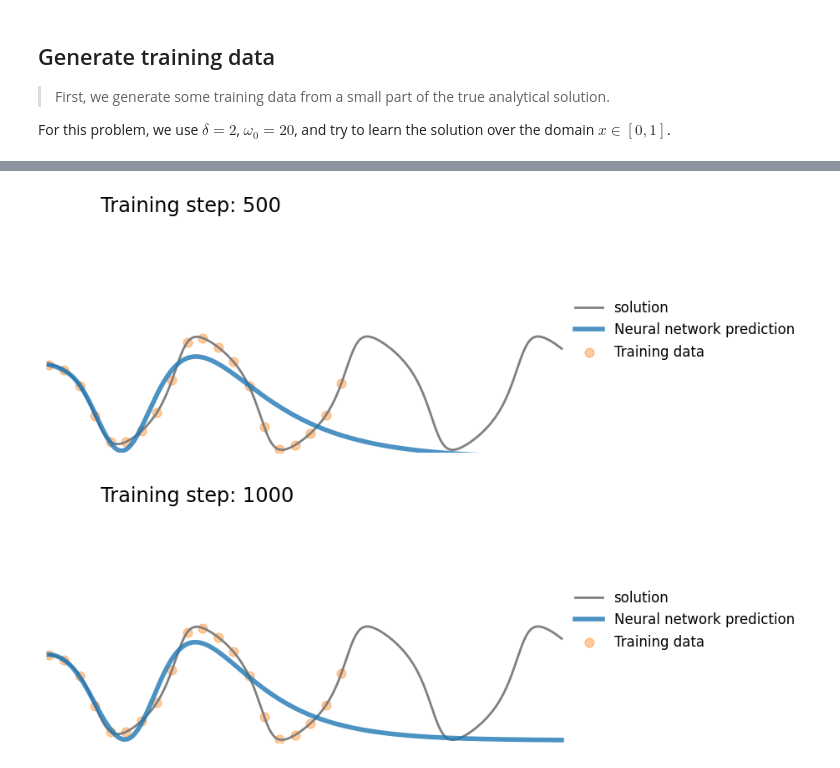
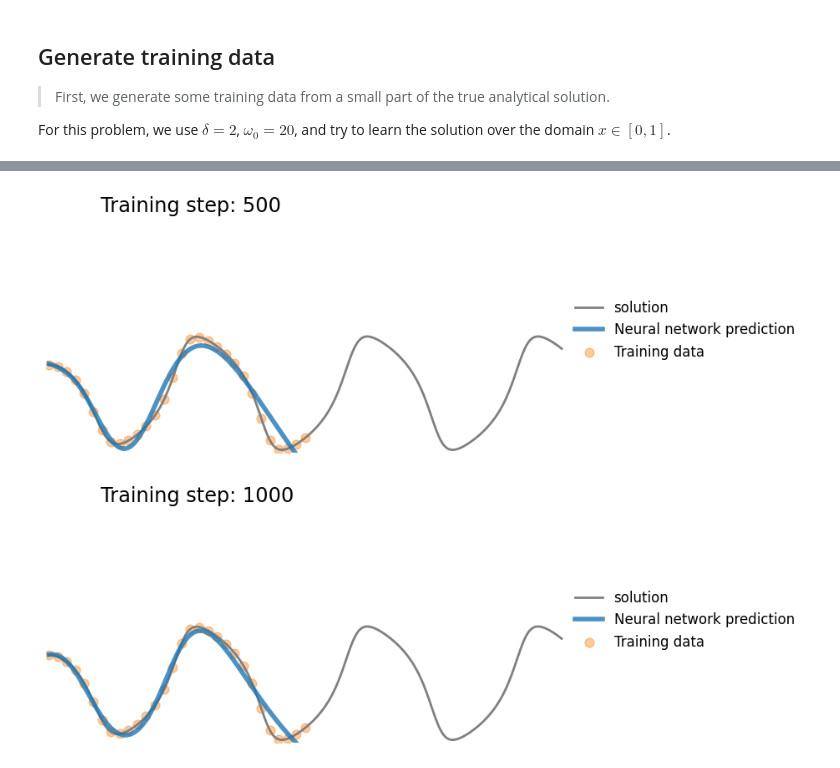
Before and after one commit to Mehdi-Haned/PINNs-Spring2025, a Jupyter notebook: Van der Pol PINN.ipynb, the cells around one changed output, grey strips where cells are left out. Saved outputs shown, nothing was run; the diff lists cells and outputs as text; code cells hidden in the pictures.

```diff
--- a/Van der Pol PINN.ipynb
+++ b/Van der Pol PINN.ipynb
@@ -56,7 +56,7 @@ X0 = [1, 0]
 # time domain
 ti = 0
 tf = 20
-N  = 5000
+N  = 2000
 t = torch.linspace(ti, tf, N).view(-1,1)
 
 # Numerical Solution
@@ -71,15 +71,15 @@ x_max    = torch.max(torch.abs(x))
 solution.dtype = np.double
 
 # Pick a few points from the left hand side to be training data
-t_data = t[0:3000:150]
-x_data = x[0:3000:150]
-print(t_data.shape, x_data.shape)
+t_data = torch.linspace(0, 10, 30).view(-1,1)
+x_data = x[torch.searchsorted(t.flatten(), t_data.flatten())]
 
-plt.figure()
+plt.figure(figsize=(10,4))
 
-plt.plot(t, solution[:,0], label="Numerical Solution", color='b', lw=2, alpha=1, linestyle='-')
+plt.plot(t, x, label="Numerical Solution", color='b', lw=2, alpha=1, linestyle='-')
 plt.scatter(t_data, x_data, color="tab:red", label="Training data")
-plt.ylim(-x_max-.05, x_max+0.05)
+
+plt.ylim(-x_max-0.05, x_max+0.05)
 plt.legend()
 plt.show()
 # %% [output]
@@ -113,34 +120,34 @@ def plot_result(i, t, x, t_data, x_data, xh,tp=None,):
 # %%
+# train standard neural network to fit training data
 
-# train standard neural network to fit training data
 torch.manual_seed(123)
-model = FCN(1,1,32,3)
-optimizer = torch.optim.Adam(model.parameters(), lr=1e-3)
+model_NN = FCN(1,1,32,3)
+optimizer = torch.optim.Adam(model_NN.parameters(), lr=1e-3)
 files = []
 
 for i in range(1000):
     optimizer.zero_grad()
-    xh = model(t_data.to(torch.float32))
+    xh = model_NN(t_data.to(torch.float32))
     loss = torch.mean((xh-x_data)**2) # use mean squared error
     loss.backward()
     optimizer.step()
 
     # plot the result as training progresses
     if (i+1) % 10 == 0:
-        xh = model(t).detach()
+        xh = model_NN(t).detach()
 
         plot_result(i, t, x, t_data, x_data, xh)
 
-        file = "plots/nn_Van_der_Pol_%.8i.png"%(i+1)
+        file = "plots/NN_Van_der_Pol_%.8i.png"%(i+1)
         plt.savefig(file, bbox_inches='tight', pad_inches=0.1, dpi=100, facecolor="white")
         files.append(file)
 
         if (i+1) % 500 == 0: plt.show()
         else: plt.close("all")
 
-save_gif_PIL("gifs/nn_Van_der_Pol.gif", files, fps=20, loop=0)
+save_gif_PIL("gifs/NN_Van_der_Pol.gif", files, fps=20, loop=0)
 # %% [output]
-[figure, old version]
+[figure, new version]
-[figure, old version]
+[figure, new version]
 # %% [markdown]
 ## PINN
```
Also changed, not shown: parts of 10 cells of this notebook, 3 other files.
